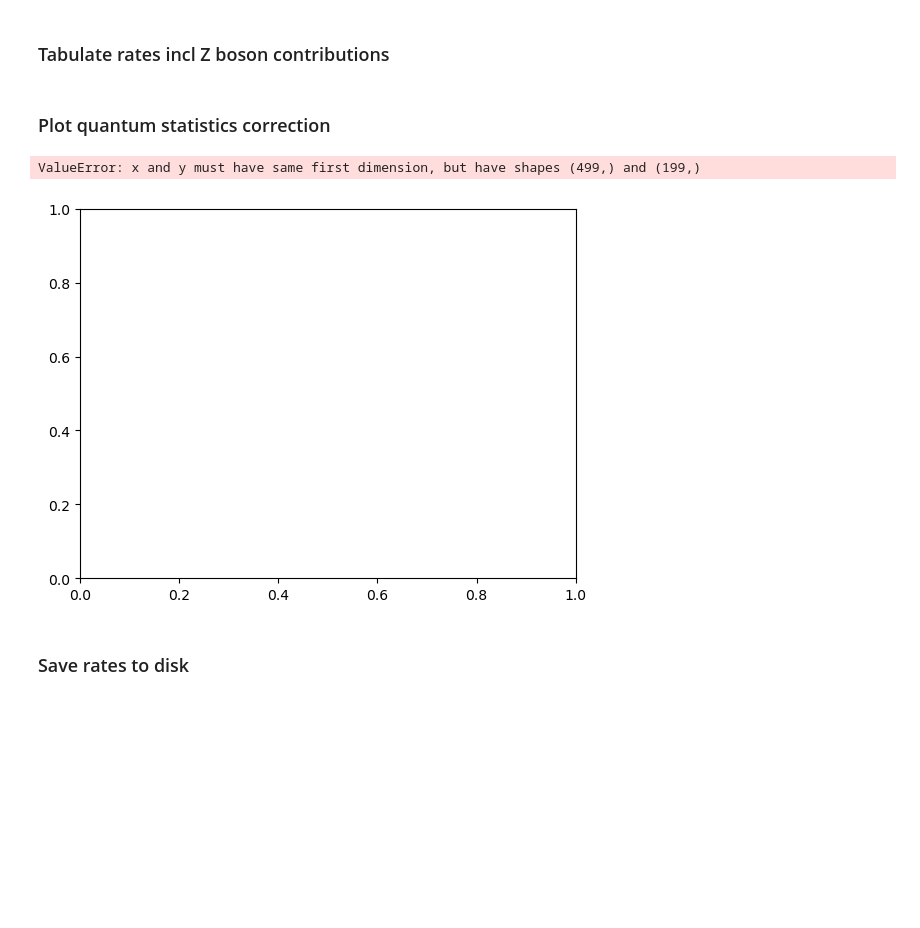
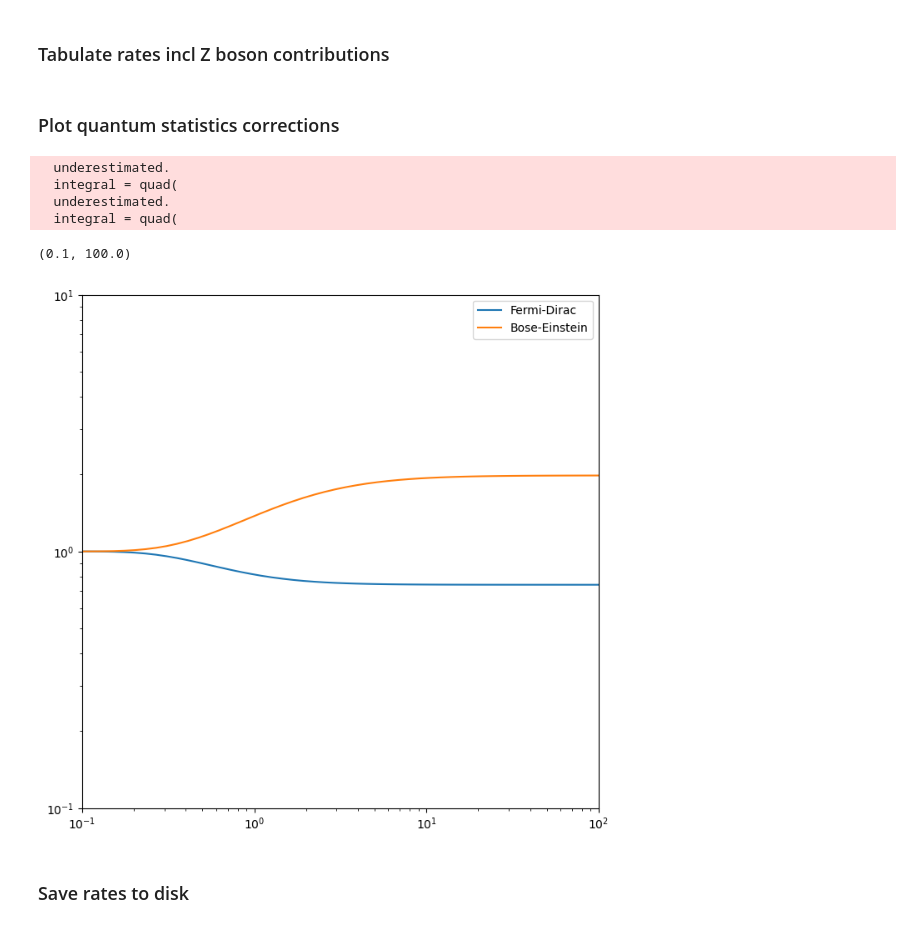
Before and after one commit to Duncan-Adams/mcp_boltzmann, a Jupyter notebook: notebooks/mcp_annihilation.ipynb, the cells around one changed output. Cells and saved outputs as stored; diff of their text form; code cells hidden in the pictures; blank space fills up the shorter version.

```diff
--- a/notebooks/mcp_annihilation.ipynb
+++ b/notebooks/mcp_annihilation.ipynb
@@ -202,13 +201,38 @@ Ix_table_nu_Z = np.array(
     [ann.Ix_fermi(sigma_nunu_ff_Z, m_mcp, 0.0, T) for T in T_int]
 )
 # %% [markdown]
-### Plot quantum statistics correction
+### Plot quantum statistics corrections
+# %%
+T_int_QS = np.geomspace(1e-1, 1e2)
+
+sigma_QS = partial(ann.sigma_llff, m_mcp = 1.0, m_f = 0.0)
+
+Ix_table_MB = np.array(
+    [ann.Ix(sigma_QS, 1.0, 0.0, T) for T in T_int_QS]
+)
+Ix_table = np.array(
+    [ann.Ix_fermi(sigma_QS, 1.0, 0.0, T) for T in T_int_QS]
+)
+Ix_table_bose = np.array(
+    [ann.Ix_bose(sigma_QS, 1.0, 0.0, T) for T in T_int_QS]
+)
+# %% [output]
+  underestimated.
+  integral = quad(
+  underestimated.
+  integral = quad(
 # %%
-plt.plot(T_int[1:], Ix_table_e[1:]/Ix_table_e_MB[1:])
+fig, ax = plt.subplots(figsize=(8, 8))
+plt.plot(T_int_QS, Ix_table/Ix_table_MB, label='Fermi-Dirac')
+plt.plot(T_int_QS, Ix_table_bose/Ix_table_MB, label='Bose-Einstein')
+plt.legend()
 plt.xscale('log')
+plt.yscale('log')
+plt.ylim(1e-1, 1e1)
+plt.xlim(1e-1, 1e2)
 # %% [output]
-ValueError: x and y must have same first dimension, but have shapes (499,) and (199,)
+(0.1, 100.0)
-[figure, old version]
+[figure, new version]
 # %% [markdown]
 ### Save rates to disk
 # %%
```
Also changed, not shown: parts of 4 cells of this notebook, 11 other files.
